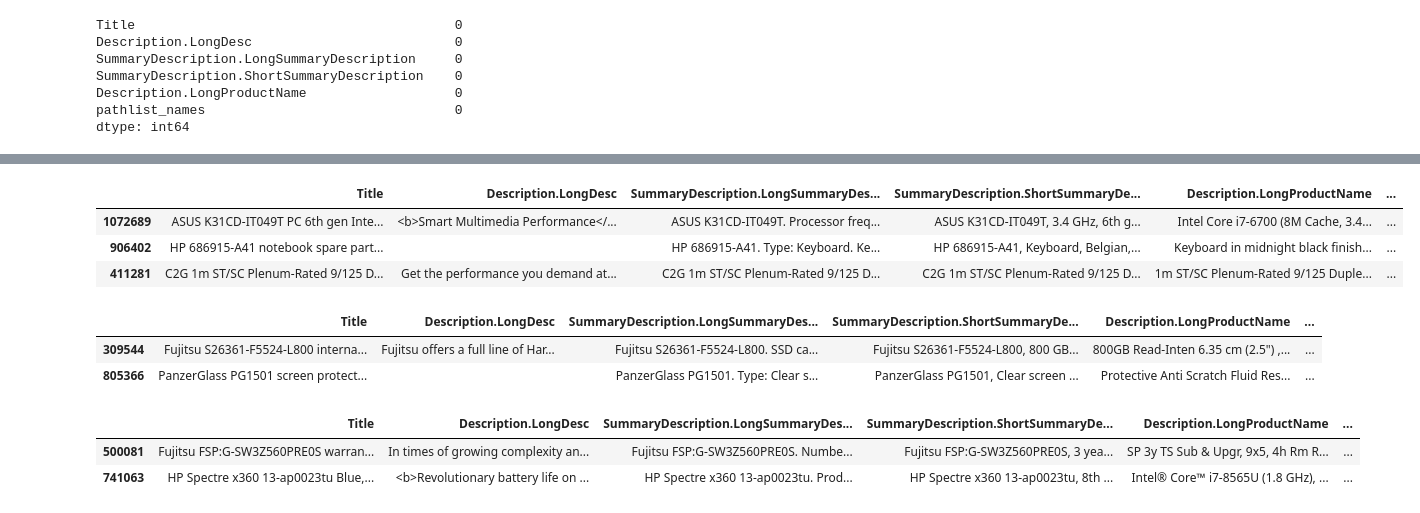
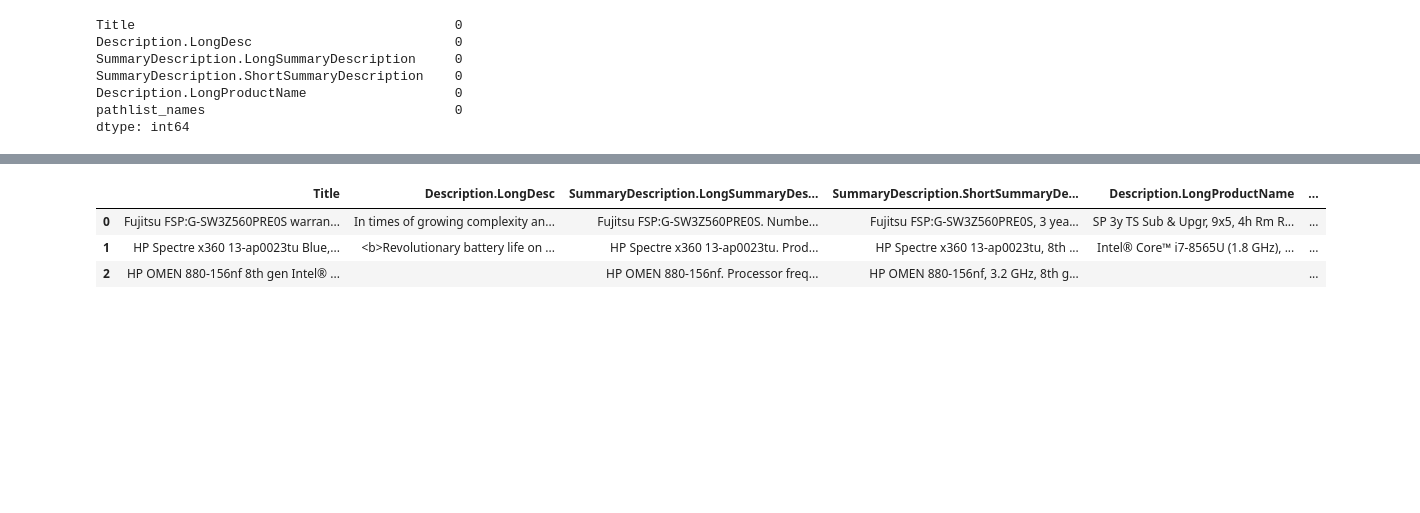
Before and after one commit to AlistairPereira/Taxonomy_LLM_models, a Jupyter notebook: main.ipynb, the cells around one changed output, grey strips where cells are left out. Drawn from its saved outputs; the diff is of its cells as text; code cells hidden in the pictures; blank space fills up the shorter version.

Commit message:
3 categories pathlist names

```diff
--- a/main.ipynb
+++ b/main.ipynb
@@ -139,0 +157,3 @@ df_train
+# %%
+df_test=df_test[["Title","Description.LongDesc","SummaryDescription.LongSummaryDescription","SummaryDescription.ShortSummaryDescription","Description.LongProductName","pathlist_names"]]
+df_test
@@ -139,0 +174,5 @@ df_train
+# %%
+# Keep rows with exactly 2 '>' symbols in the path (i.e., 3 nodes)
+df_train = df_train[df_train['pathlist_names'].str.count('>') == 2].reset_index(drop=True)
+df_validate = df_validate[df_validate['pathlist_names'].str.count('>') == 2].reset_index(drop=True)
+df_test = df_test[df_test['pathlist_names'].str.count('>') == 2].reset_index(drop=True)
@@ -219,7 +366,7 @@ df_train.to_json("icecat_preprocessed_train.json")
 # %%
-df_train.head(3)
+df_test.head(3)
 # %% [output]
 |  | Title | Description.LongDesc | SummaryDescription.LongSummaryDes... | SummaryDescription.ShortSummaryDe... | Description.LongProductName | ... |
-| 1072689 | ASUS K31CD-IT049T PC 6th gen Inte... | <b>Smart Multimedia Performance</... | ASUS K31CD-IT049T. Processor freq... | ASUS K31CD-IT049T, 3.4 GHz, 6th g... | Intel Core i7-6700 (8M Cache, 3.4... | ... |
-| 906402 | HP 686915-A41 notebook spare part... |  | HP 686915-A41. Type: Keyboard. Ke... | HP 686915-A41, Keyboard, Belgian,... | Keyboard in midnight black finish... | ... |
-| 411281 | C2G 1m ST/SC Plenum-Rated 9/125 D... | Get the performance you demand at... | C2G 1m ST/SC Plenum-Rated 9/125 D... | C2G 1m ST/SC Plenum-Rated 9/125 D... | 1m ST/SC Plenum-Rated 9/125 Duple... | ... |
+| 0 | Fujitsu FSP:G-SW3Z560PRE0S warran... | In times of growing complexity an... | Fujitsu FSP:G-SW3Z560PRE0S. Numbe... | Fujitsu FSP:G-SW3Z560PRE0S, 3 yea... | SP 3y TS Sub & Upgr, 9x5, 4h Rm R... | ... |
+| 1 | HP Spectre x360 13-ap0023tu Blue,... | <b>Revolutionary battery life on ... | HP Spectre x360 13-ap0023tu. Prod... | HP Spectre x360 13-ap0023tu, 8th ... | Intel® Core™ i7-8565U (1.8 GHz), ... | ... |
+| 2 | HP OMEN 880-156nf 8th gen Intel® ... |  | HP OMEN 880-156nf. Processor freq... | HP OMEN 880-156nf, 3.2 GHz, 8th g... |  | ... |
@@ -246,12 +372,0 @@ df_test = pd.read_json(r"D:\git\Taxonomy_LLM_models\icecat_data_test.json")[use_
-# %%
-df_validate.head(2)
-# %% [output]
-|  | Title | Description.LongDesc | SummaryDescription.LongSummaryDes... | SummaryDescription.ShortSummaryDe... | Description.LongProductName | ... |
-| 309544 | Fujitsu S26361-F5524-L800 interna... | Fujitsu offers a full line of Har... | Fujitsu S26361-F5524-L800. SSD ca... | Fujitsu S26361-F5524-L800, 800 GB... | 800GB Read-Inten 6.35 cm (2.5") ,... | ... |
-| 805366 | PanzerGlass PG1501 screen protect... |  | PanzerGlass PG1501. Type: Clear s... | PanzerGlass PG1501, Clear screen ... | Protective Anti Scratch Fluid Res... | ... |
-# %%
-df_test.head(2)
-# %% [output]
-|  | Title | Description.LongDesc | SummaryDescription.LongSummaryDes... | SummaryDescription.ShortSummaryDe... | Description.LongProductName | ... |
-| 500081 | Fujitsu FSP:G-SW3Z560PRE0S warran... | In times of growing complexity an... | Fujitsu FSP:G-SW3Z560PRE0S. Numbe... | Fujitsu FSP:G-SW3Z560PRE0S, 3 yea... | SP 3y TS Sub & Upgr, 9x5, 4h Rm R... | ... |
-| 741063 | HP Spectre x360 13-ap0023tu Blue,... | <b>Revolutionary battery life on ... | HP Spectre x360 13-ap0023tu. Prod... | HP Spectre x360 13-ap0023tu, 8th ... | Intel® Core™ i7-8565U (1.8 GHz), ... | ... |
```
Also changed, not shown: parts of 41 cells of this notebook.
